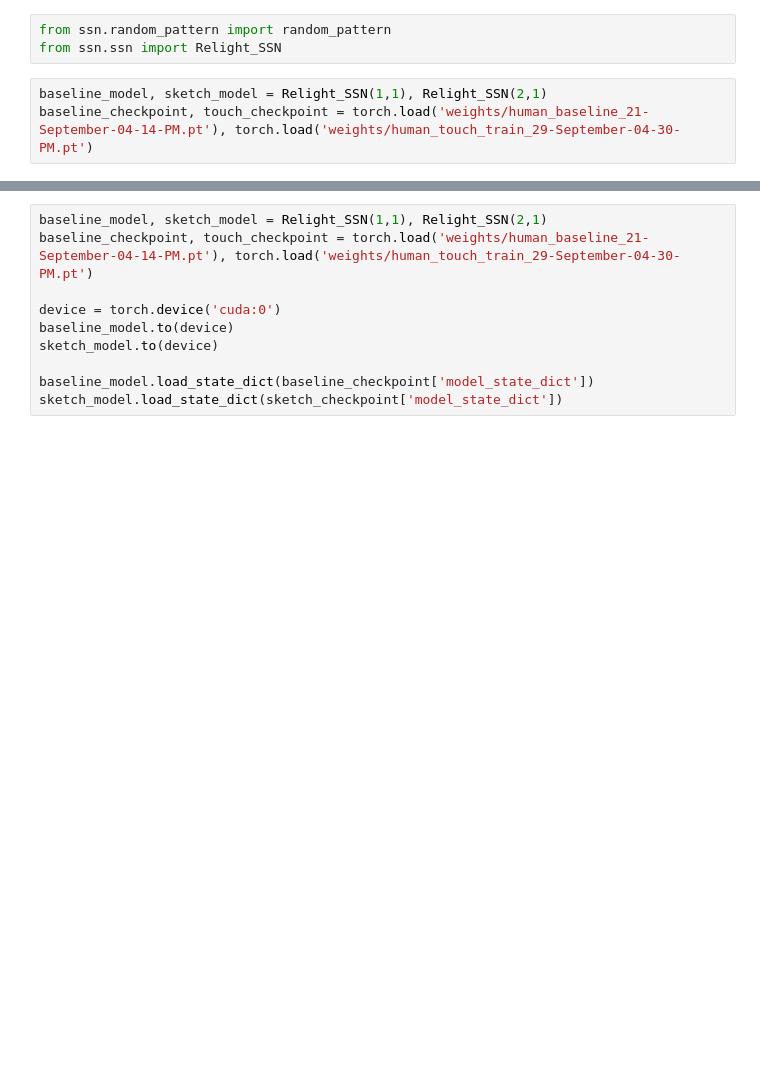
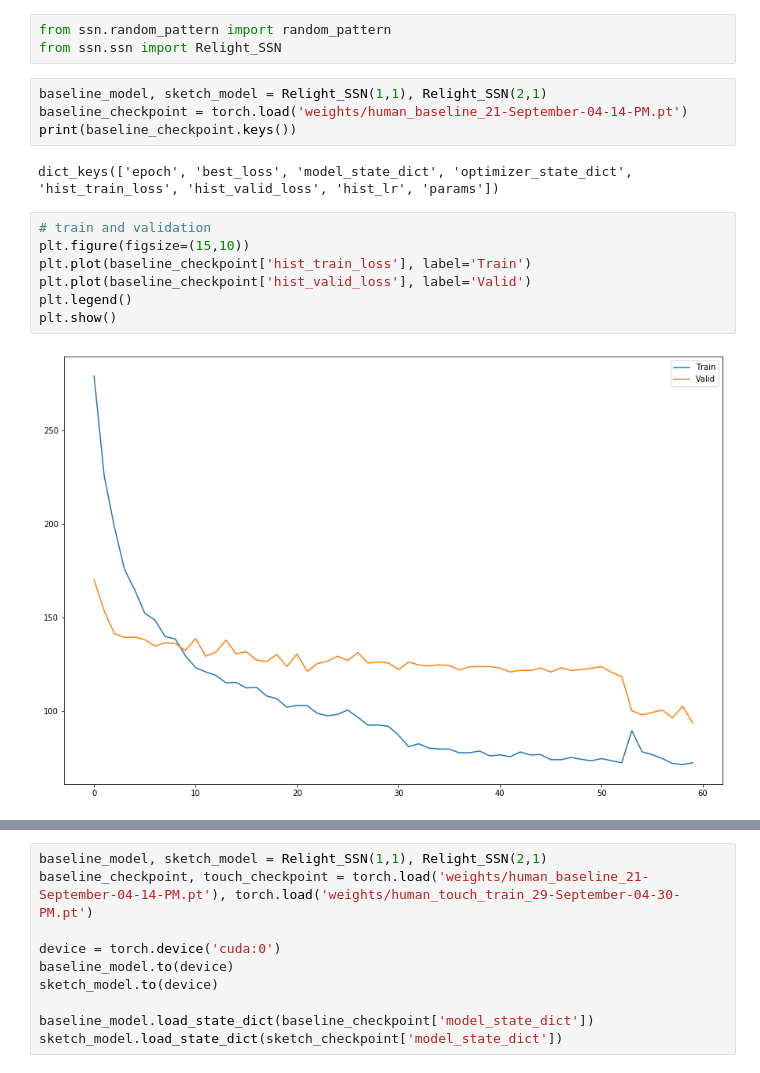
Before and after one commit to ShengCN/soft_shadow, a Jupyter notebook: test.ipynb, the cells around one changed output, grey strips where cells are left out. Drawn from its saved outputs; the diff is of its cells as text; blank space fills up the shorter version.

Commit message:
prepare for touching architecture

```diff
--- a/test.ipynb
+++ b/test.ipynb
@@ -51,5 +48,17 @@ from ssn.random_pattern import random_pattern
 from ssn.ssn import Relight_SSN
 # %%
 baseline_model, sketch_model = Relight_SSN(1,1), Relight_SSN(2,1)
-baseline_checkpoint, touch_checkpoint = torch.load('weights/human_baseline_21-September-04-14-PM.pt'), torch.load('weights/human_touch_train_29-September-04-30-PM.pt')
+baseline_checkpoint = torch.load('weights/human_baseline_21-September-04-14-PM.pt')
+print(baseline_checkpoint.keys())
+# %% [output]
+dict_keys(['epoch', 'best_loss', 'model_state_dict', 'optimizer_state_dict', 'hist_train_loss', 'hist_valid_loss', 'hist_lr', 'params'])
+# %%
+# train and validation
+plt.figure(figsize=(15,10))
+plt.plot(baseline_checkpoint['hist_train_loss'], label='Train')
+plt.plot(baseline_checkpoint['hist_valid_loss'], label='Valid')
+plt.legend()
+plt.show()
+# %% [output]
+[figure, added]
 # %%
```
Also changed, not shown: parts of 2 cells of this notebook, 12 other files.
